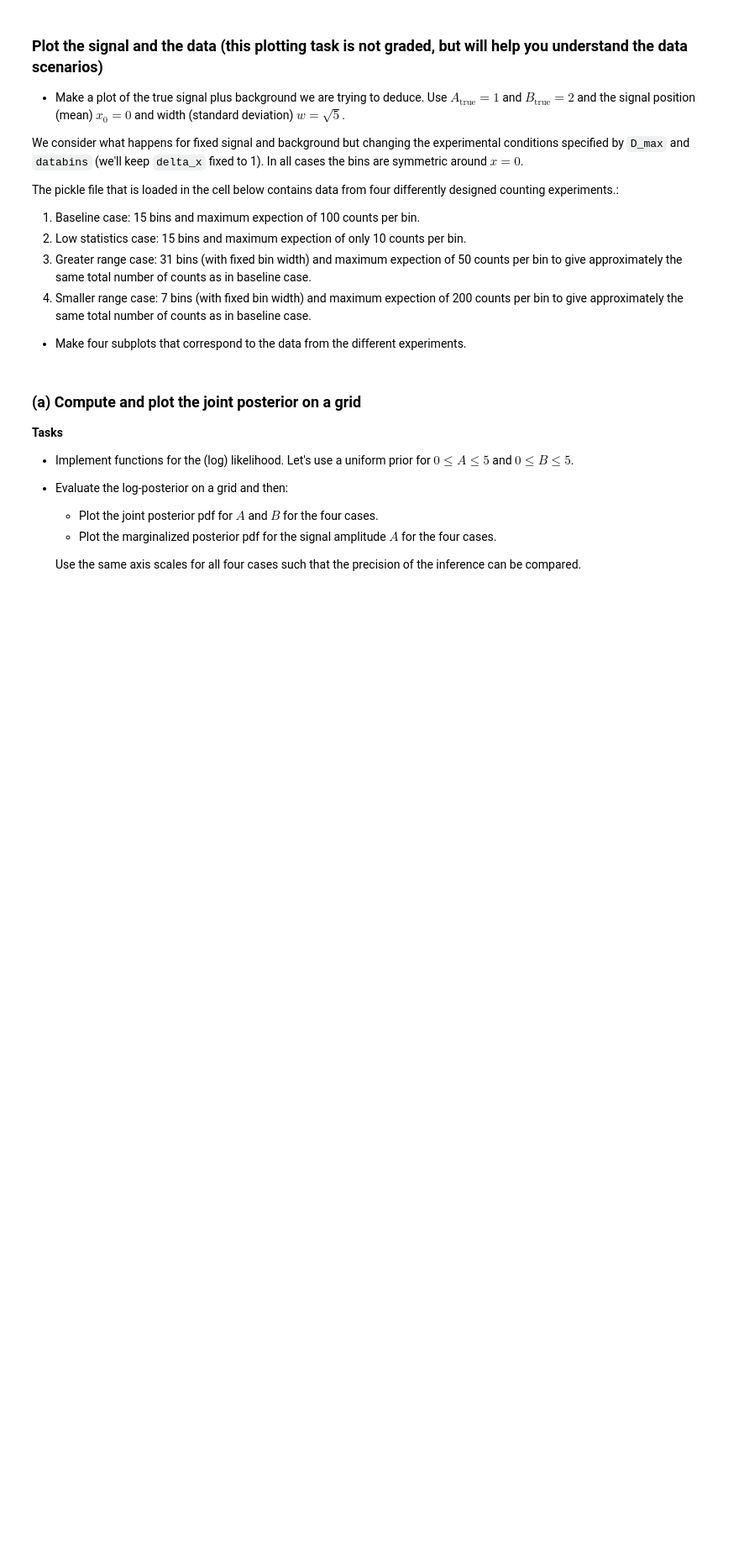
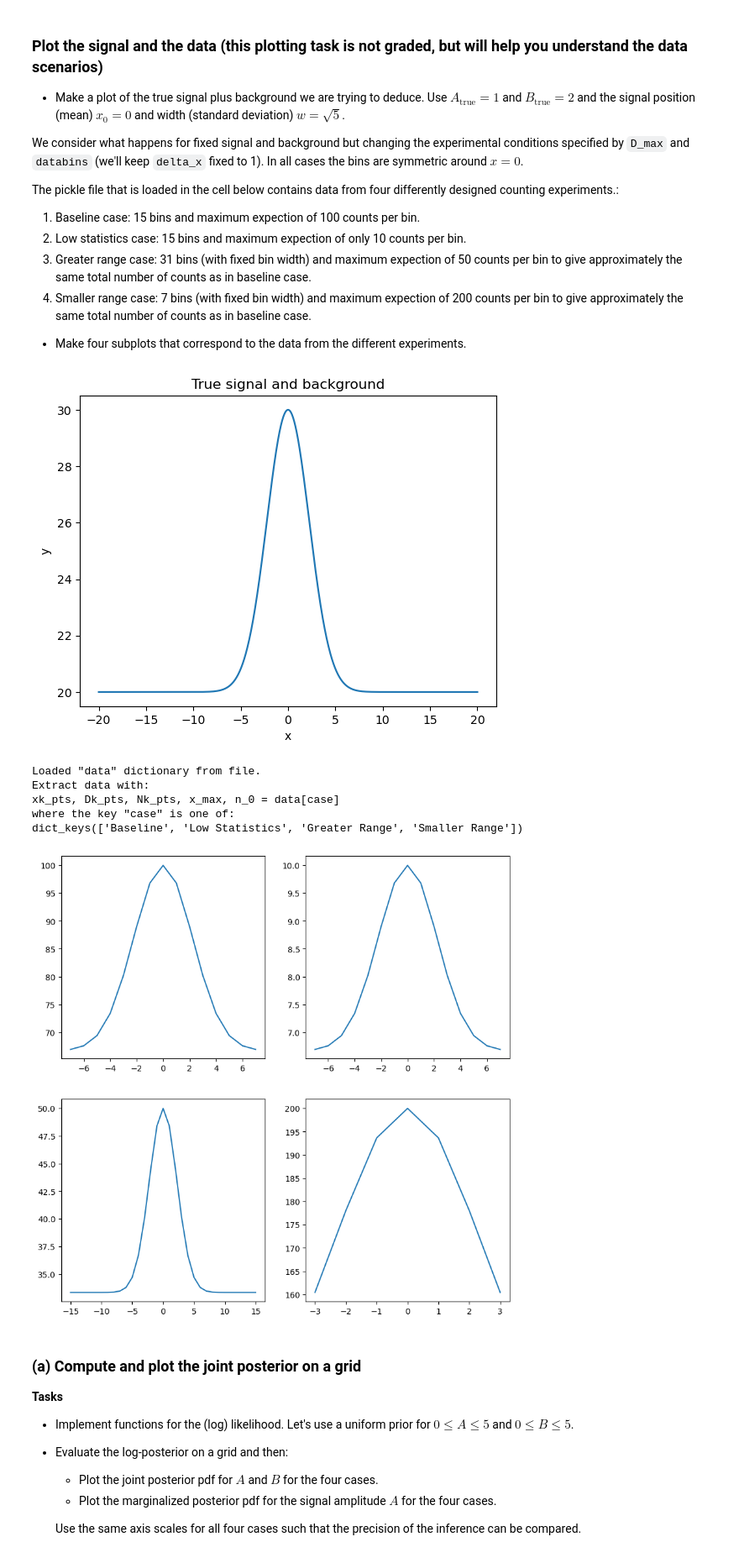
Before and after one commit to Action4/tif285, a Jupyter notebook: doc/pub/ProblemSets/Set2/TIF285_ps2_extra_problems.ipynb, the cells around one changed output. Shown at 84% size. Drawn from its saved outputs; the diff is of its cells as text; code cells hidden in the pictures; blank space fills up the shorter version.

```diff
--- a/doc/pub/ProblemSets/Set2/TIF285_ps2_extra_problems.ipynb
+++ b/doc/pub/ProblemSets/Set2/TIF285_ps2_extra_problems.ipynb
@@ -159,27 +165,53 @@ The pickle file that is loaded in the cell below contains data from four differe
 # %%
 # Plotting the signal and background
 #
 #
 # YOUR CODE HERE
 #
+A_true = 1
+B_true = 2
+x_0 = 0.
+w = np.sqrt(5)
+x_k = np.linspace(-20, 20, 1000)
+n_0 = 10
 
+plt.plot(x_k, exact_data(A_true, B_true, n_0, x_k, x_0, w))
+plt.title('True signal and background')
+plt.xlabel('x')
+plt.ylabel('y')
+plt.show()
 # The data has been generated already and will be loaded from a pickle file.
 # It is a dictionary with four keys corresponding to the four cases, and each value
 # corresponding to xk_pts, Dk_pts, Nk_pts, x_max, n_0
 with open(f'{DATA_DIR}/PS2_Prob5_data.pickle','rb') as f:
     data = pickle.load(f)
     print('Loaded "data" dictionary from file.')
     print('Extract data with:')
     print('xk_pts, Dk_pts, Nk_pts, x_max, n_0 = data[case]')
     print('where the key "case" is one of:')
     cases = data.keys()
     print(cases)
 
 # Plotting the data for the four cases
 #
 #
 # YOUR CODE HERE
 #
+fig, ax = plt.subplots(2,2, figsize=(10,10))
+
+ax[0][0].plot(data['Baseline'][0], data['Baseline'][1])
+ax[0][1].plot(data['Low Statistics'][0], data['Low Statistics'][1])
+ax[1][0].plot(data['Greater Range'][0], data['Greater Range'][1])
+ax[1][1].plot(data['Smaller Range'][0], data['Smaller Range'][1])
+plt.show()
+# %% [output]
+[figure, added]
+Loaded "data" dictionary from file.
+Extract data with:
+xk_pts, Dk_pts, Nk_pts, x_max, n_0 = data[case]
+where the key "case" is one of:
+dict_keys(['Baseline', 'Low Statistics', 'Greater Range', 'Smaller Range'])
+[figure, added]
 # %% [markdown]
 ### (a) Compute and plot the joint posterior on a grid
 **Tasks**
```
Also changed, not shown: parts of 14 cells of this notebook, 2 other files.
